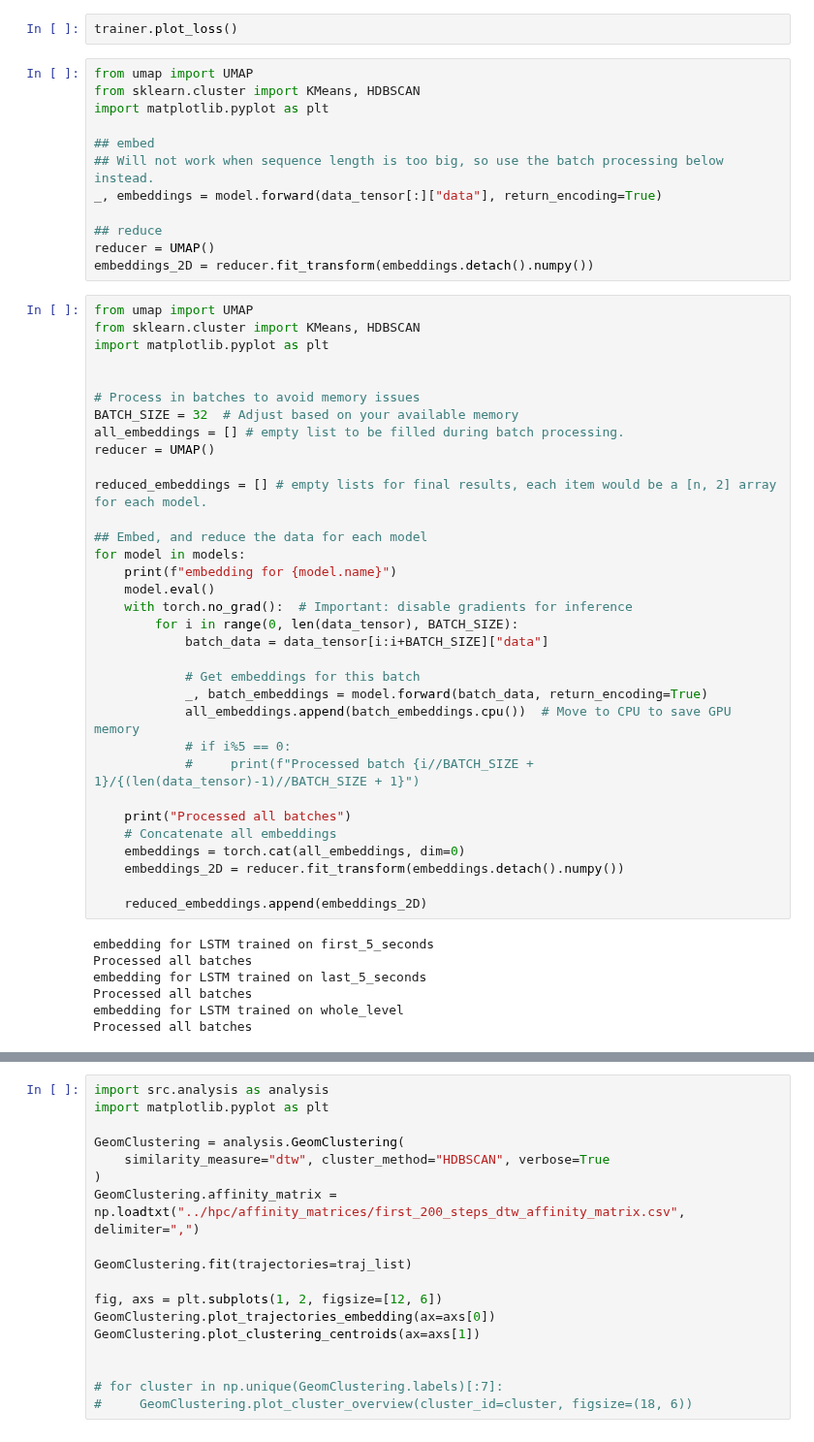
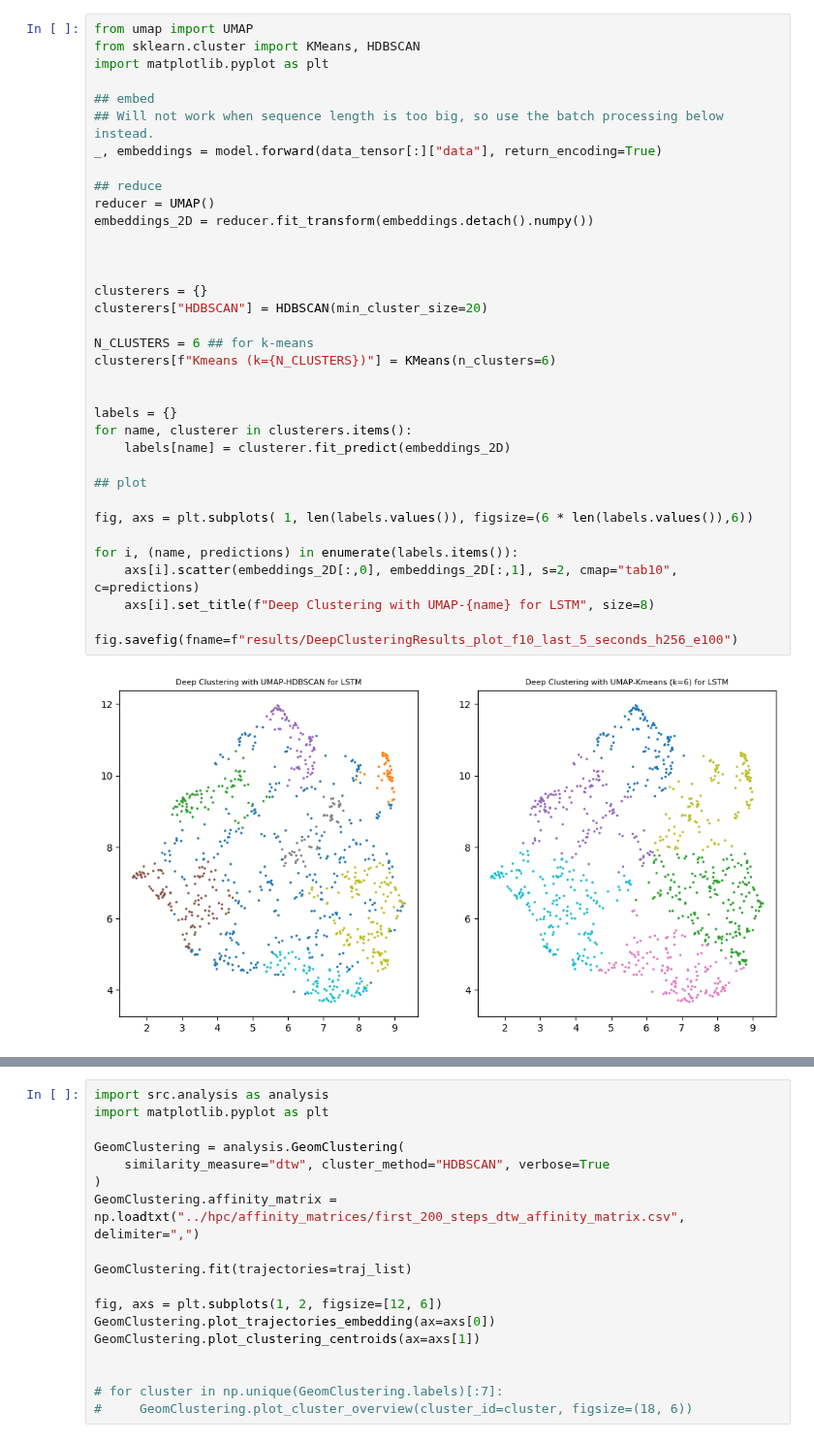
Before and after one commit to PipaFlores/encoder-pacman, a Jupyter notebook: notebooks/Clustering_DNN.ipynb, the cells around one changed output, grey strips where cells are left out. Shown at 97% size. Saved outputs shown, nothing was run; the diff lists cells and outputs as text.

```diff
--- a/notebooks/Clustering_DNN.ipynb
+++ b/notebooks/Clustering_DNN.ipynb
@@ -125,54 +222,37 @@ for seq_type in sequence_types:
-# %%
-trainer.plot_loss()
 # %%
 from umap import UMAP
 from sklearn.cluster import KMeans, HDBSCAN
 import matplotlib.pyplot as plt
 
 ## embed
 ## Will not work when sequence length is too big, so use the batch processing below instead.
 _, embeddings = model.forward(data_tensor[:]["data"], return_encoding=True)
 
 ## reduce
 reducer = UMAP()
 embeddings_2D = reducer.fit_transform(embeddings.detach().numpy())
+
+
+
+clusterers = {}
+clusterers["HDBSCAN"] = HDBSCAN(min_cluster_size=20)
+
+N_CLUSTERS = 6 ## for k-means
+clusterers[f"Kmeans (k={N_CLUSTERS})"] = KMeans(n_clusters=6)
+
+
+labels = {}
+for name, clusterer in clusterers.items():
+    labels[name] = clusterer.fit_predict(embeddings_2D)
+
+## plot
+
+fig, axs = plt.subplots( 1, len(labels.values()), figsize=(6 * len(labels.values()),6))
+
+for i, (name, predictions) in enumerate(labels.items()):
+    axs[i].scatter(embeddings_2D[:,0], embeddings_2D[:,1], s=2, cmap="tab10", c=predictions)
+    axs[i].set_title(f"Deep Clustering with UMAP-{name} for LSTM", size=8)
+
+fig.savefig(fname=f"results/DeepClusteringResults_plot_f10_last_5_seconds_h256_e100")
+# %% [output]
+[figure, added]
-# %%
-from umap import UMAP
-from sklearn.cluster import KMeans, HDBSCAN
-import matplotlib.pyplot as plt
-
-
-# Process in batches to avoid memory issues
-BATCH_SIZE = 32  # Adjust based on your available memory
-all_embeddings = [] # empty list to be filled during batch processing.
-reducer = UMAP()
-
-reduced_embeddings = [] # empty lists for final results, each item would be a [n, 2] array for each model.
-
-## Embed, and reduce the data for each model
-for model in models:
-    print(f"embedding for {model.name}")
-    model.eval()
-    with torch.no_grad():  # Important: disable gradients for inference
-        for i in range(0, len(data_tensor), BATCH_SIZE):
-            batch_data = data_tensor[i:i+BATCH_SIZE]["data"]
-
-            # Get embeddings for this batch
-            _, batch_embeddings = model.forward(batch_data, return_encoding=True)
-            all_embeddings.append(batch_embeddings.cpu())  # Move to CPU to save GPU memory
-            # if i%5 == 0:
-            #     print(f"Processed batch {i//BATCH_SIZE + 1}/{(len(data_tensor)-1)//BATCH_SIZE + 1}")
-
-    print("Processed all batches")
-    # Concatenate all embeddings
-    embeddings = torch.cat(all_embeddings, dim=0)
-    embeddings_2D = reducer.fit_transform(embeddings.detach().numpy())
-
-    reduced_embeddings.append(embeddings_2D)
-# %% [output]
-embedding for LSTM trained on first_5_seconds
-Processed all batches
-embedding for LSTM trained on last_5_seconds
-Processed all batches
-embedding for LSTM trained on whole_level
-Processed all batches
```
Also changed, not shown: parts of 8 cells of this notebook, 11 other files.
